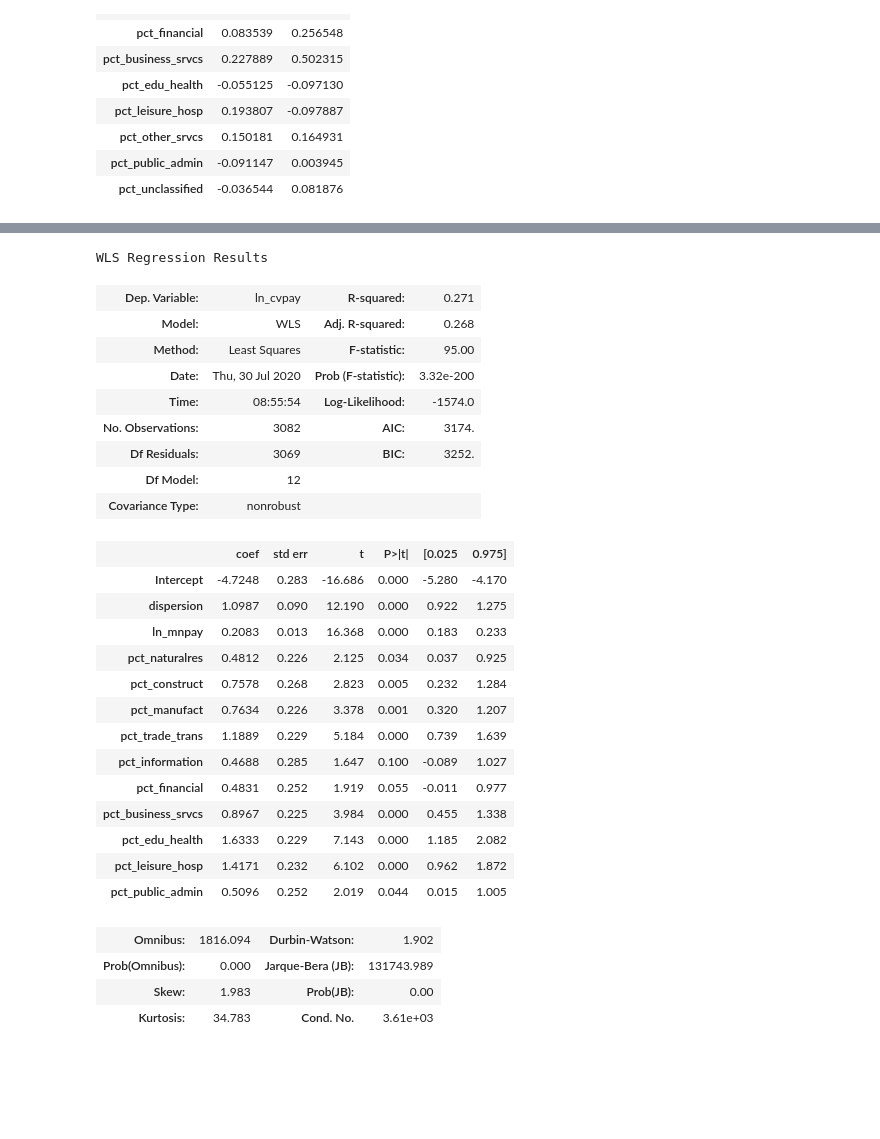
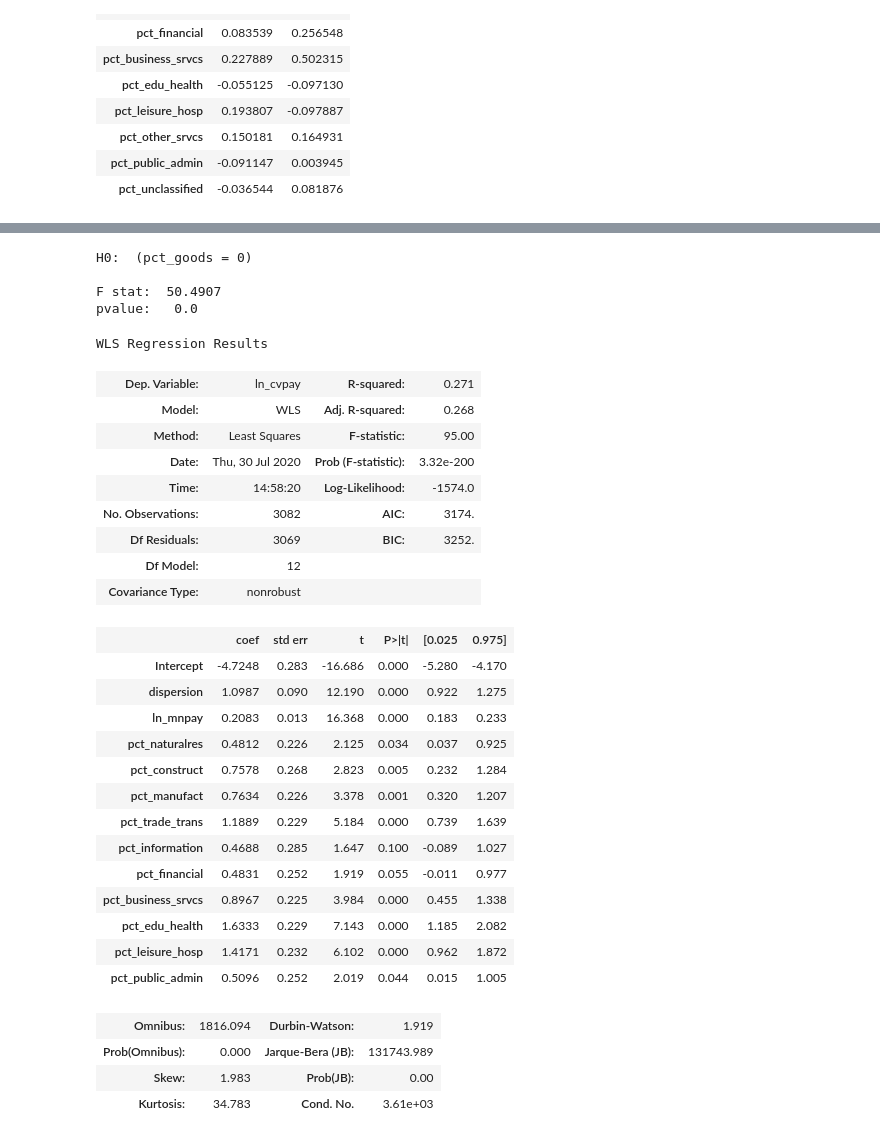
Before and after one commit to ewdowiak/qcew_income-inequality, a Jupyter notebook: 02_qcew2019_analysis.ipynb, the cells around one changed output, grey strips where cells are left out. Cells and saved outputs as stored; diff of their text form; code cells hidden in the pictures; blank space fills up the shorter version.

```diff
--- a/02_qcew2019_analysis.ipynb
+++ b/02_qcew2019_analysis.ipynb
@@ -138,0 +139,10 @@ qcew['ln_cvpay'].hist(bins=50);
+# %%
+qcew['mn_pay_buckets'] = pd.cut(qcew['mn_pay'], [0,20000,40000,60000,80000,500000],
+                                labels=['< 20','20-40','40-60','60-80','> 80'])
+
+mnpay_cvpay = qcew.groupby('mn_pay_buckets')['cv_pay'].mean()
+
+fig, axes = plt.subplots(figsize = (5, 5))
+axes.bar(mnpay_cvpay.index, mnpay_cvpay.values);
+axes.set_xlabel('average income')
+axes.set_ylabel('coeff. of variation of income');
@@ -138,0 +158,10 @@ qcew['ln_cvpay'].hist(bins=50);
+# %%
+qcew['dispers_buckets'] = pd.cut(qcew['dispersion'], [0,0.60,0.70,0.80,0.90,2.00],
+                                 labels=['< .60','.60-.69','.70-.79','.80-.89','.90-1.00'])
+
+dispers_cvpay = qcew.groupby('dispers_buckets')['cv_pay'].mean()
+
+fig, axes = plt.subplots(figsize = (5, 5))
+axes.bar(dispers_cvpay.index, dispers_cvpay.values);
+axes.set_xlabel('dispersion index')
+axes.set_ylabel('coeff. of variation of income');
@@ -166,3 +324,20 @@ qcew[cols_int].corr()[0:2].transpose()
+# %%
+hnull = '(pct_goods = 0)'
+m01b_ftest = m01b_wls.f_test(hnull)
+
+fstat = list(m01b_ftest.fvalue[0])[0]
+pval = 1.0*m01b_ftest.pvalue
+print()
+print('H0:  ' + hnull)
+print()
+print('F stat:  ' + str(round(fstat,4)))
+print('pvalue:   ' + str(round(pval,4)))
+print()
+# %% [output]
+H0:  (pct_goods = 0)
+
+F stat:  50.4907
+pvalue:   0.0
 # %%
 ##  list of exogenous variables for regression model
 exog = ['dispersion']
@@ -181,18 +356,18 @@ exog = exog + ['pct_public_admin']
 #exog = exog + ['pct_unclassified']
 # %%
 ##  run weighted least squares regression
-m01_fmla = 'ln_cvpay~'
-m01_fmla = m01_fmla + '+'.join(exog)
+m02_fmla = 'ln_cvpay~'
+m02_fmla = m02_fmla + '+'.join(exog)
 
-m01_wls = smf.wls(m01_fmla,data=qcew, weights=qcew['nn_pay']).fit()
-m01_wls.summary()
+m02_wls = smf.wls(m02_fmla,data=qcew, weights=qcew['nn_pay']).fit()
+m02_wls.summary()
 # %% [output]
 WLS Regression Results
 | Dep. Variable: | ln_cvpay | R-squared: | 0.271 |
 | Model: | WLS | Adj. R-squared: | 0.268 |
 | Method: | Least Squares | F-statistic: | 95.00 |
 | Date: | Thu, 30 Jul 2020 | Prob (F-statistic): | 3.32e-200 |
-| Time: | 08:55:54 | Log-Likelihood: | -1574.0 |
+| Time: | 14:58:20 | Log-Likelihood: | -1574.0 |
 | No. Observations: | 3082 | AIC: | 3174. |
 | Df Residuals: | 3069 | BIC: | 3252. |
 | Df Model: | 12 |  |  |
@@ -211,7 +386,7 @@ WLS Regression Results
 | pct_edu_health | 1.6333 | 0.229 | 7.143 | 0.000 | 1.185 | 2.082 |
 | pct_leisure_hosp | 1.4171 | 0.232 | 6.102 | 0.000 | 0.962 | 1.872 |
 | pct_public_admin | 0.5096 | 0.252 | 2.019 | 0.044 | 0.015 | 1.005 |
-| Omnibus: | 1816.094 | Durbin-Watson: | 1.902 |
+| Omnibus: | 1816.094 | Durbin-Watson: | 1.919 |
 | Prob(Omnibus): | 0.000 | Jarque-Bera (JB): | 131743.989 |
 | Skew: | 1.983 | Prob(JB): | 0.00 |
 | Kurtosis: | 34.783 | Cond. No. | 3.61e+03 |
```
Also changed, not shown: parts of 21 cells of this notebook.
